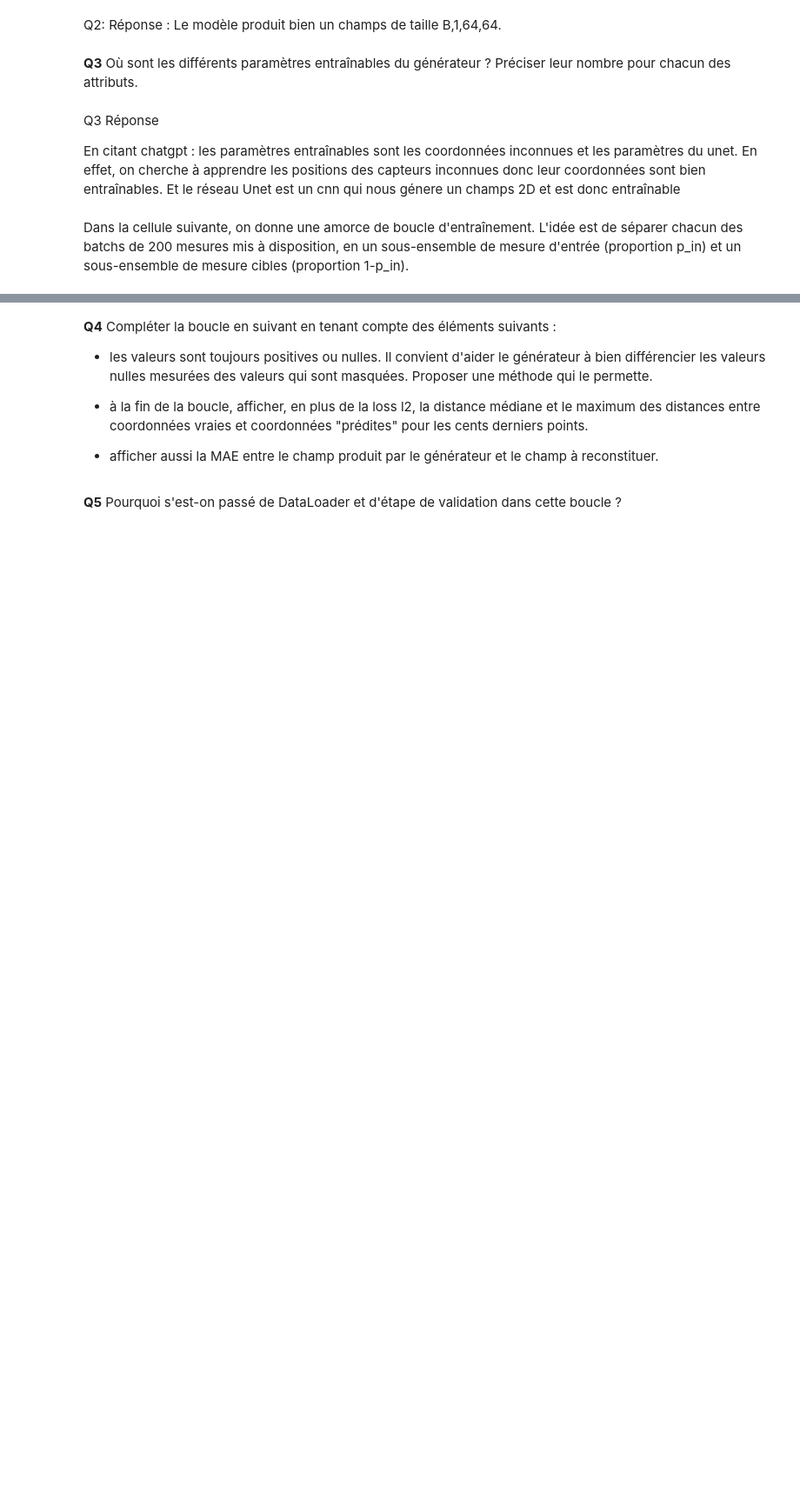
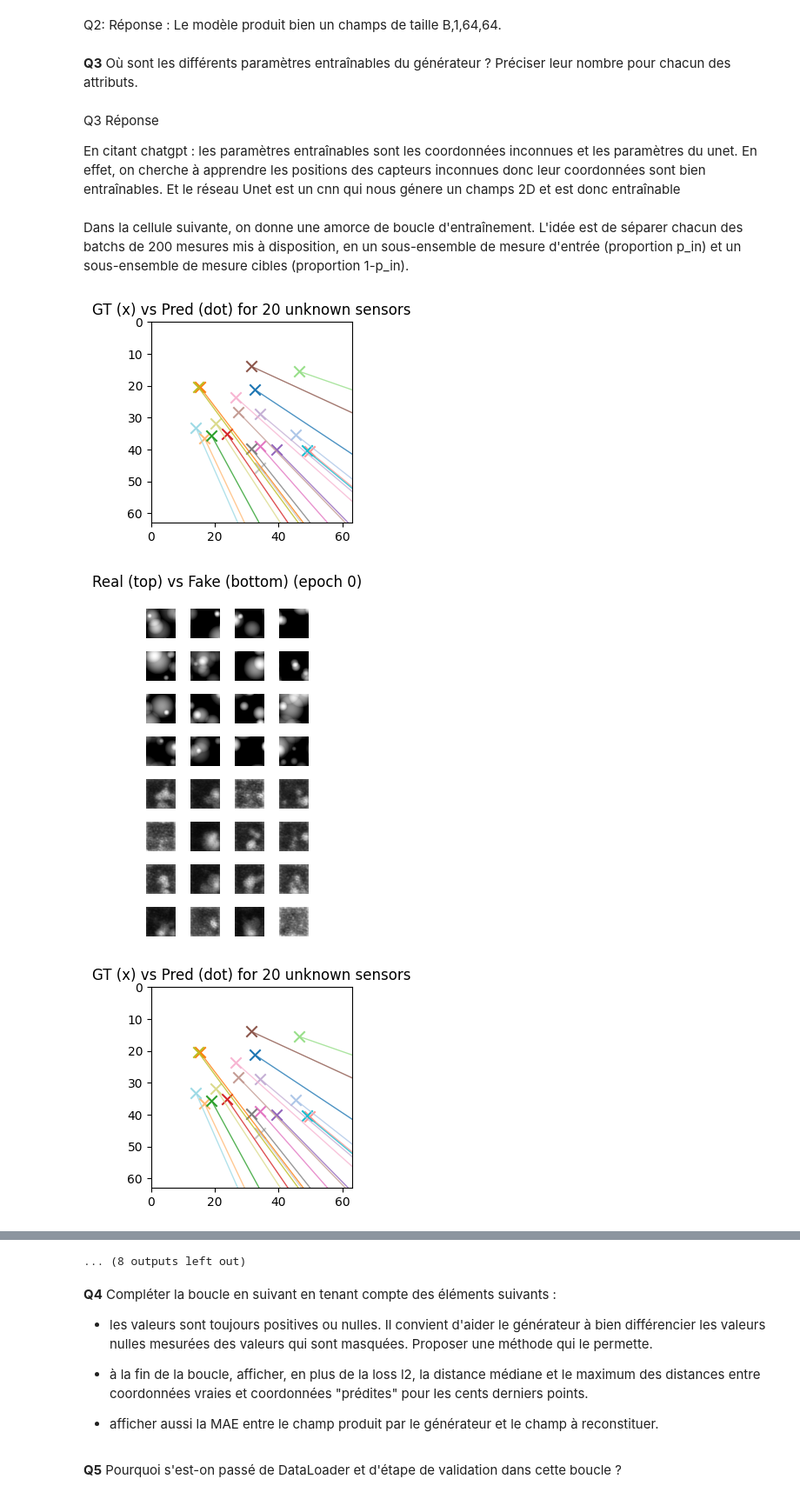
Before and after one commit to emilerouot-crypto/ML_S5_etudiants, a Jupyter notebook: exams/exam_session1/problem1.ipynb, the cells around one changed output, grey strips where cells are left out. Shown at 87% size. Saved outputs shown, nothing was run; the diff lists cells and outputs as text; code cells hidden in the pictures; blank space fills up the shorter version.

```diff
--- a/exams/exam_session1/problem1.ipynb
+++ b/exams/exam_session1/problem1.ipynb
@@ -718,7 +718,8 @@ class Generator(nn.Module):
         self.N  = N0 + N1
 
         # ---- trainable unknown coordinates (normalized) ----
-        self.unknown_coords = nn.Parameter(torch.empty(N1, 2).uniform_(-0.5, 0.5))
+        # self.unknown_coords = nn.Parameter(torch.empty(N1, 2).uniform_(-0.5, 0.5))
+        self.unknown_coords = unknown_coordinates.to(device)
 
         # ---- UNet on (splat, noise) ----
         self.noise_alpha = 0.5
@@ -782,6 +783,19 @@ En effet, on cherche à apprendre les positions des capteurs inconnues donc leur
 Dans la cellule suivante, on donne une amorce de boucle d'entraînement.
 L'idée est de séparer chacun des batchs de 200 mesures mis à disposition, en un sous-ensemble de mesure d'entrée (proportion p_in) et un sous-ensemble de mesure cibles (proportion 1-p_in).
 # %%
+nepochs = 100
+device = "cuda" if torch.cuda.is_available() else "cpu"
+p_in = 0.5
+sigma = 2.0
+G = Generator(N0 =100, N1= 100).to(device)
+G.unknown_coords.requires_grad_(False)
+optim_G = torch.optim.Adam(
+    filter(lambda p: p.requires_grad, G.parameters()),
+    lr=1e-3
+)
+known_coords_norm = known_coordinates / ((W - 1) / 2.0)
+known_coords_norm = known_coords_norm.to(device)
+
 ds = DatasetPB1(bs=32,
             known_coordinates=known_coordinates,
             unknown_coordinates=unknown_coordinates,
@@ -803,39 +817,65 @@ for epoch in range(nepochs):
 
         # Masquage d'une partie des inputs (attention à la confusion valeurs nulles / valeurs masquées !)
         input_mask = (torch.rand_like(meas) < p_in).float()
-        ...
+
+        # on décale de 0.1 les valeurs de mesurés pour les différencier des valeurs masquées
+        meas_shift = meas + 0.1
+        meas_in_shift = meas_shift * input_mask
 
         # Forward
         field = G(meas_in_shift, known_coords_norm, sigma)
 
         # Récupération des coordonnées normalisées
         coords_full = torch.cat([
             known_coords_norm.unsqueeze(0).expand(field.size(0), -1, -1),
             G.unknown_coords.unsqueeze(0).expand(field.size(0), -1, -1)
         ], dim=1)
 
         # PRojection
-        ... = project_field(...)
+        pred_vals = project_field(field, coords_full)
 
         # Masque pour les cibles
-        target_mask = ...
+        target_mask = 1.0 - input_mask.squeeze(-1)
+        target_vals = meas.squeeze(-1)
 
         # Optim
-        loss_l2 = ...
+        loss_l2 = (((pred_vals - target_vals) ** 2) * target_mask).sum() / (target_mask.sum() + 1e-6)
 
-        ...
+        optim_G.zero_grad()
+        loss_l2.backward()
+        optim_G.step()
+
 
     # Visualisation / Scoring (pas de validation)
     with torch.no_grad():
       if epoch % 10 == 0:
         viz_coords_pairs(
             unknown_coordinates=unknown_coordinates,
             unknown_coords_pred_norm=G.unknown_coords,
             N_viz=20,
             H=64, W=64
         )
         show_real_fake_grids(real=batch["discs_gan"], fake=field, n=16, title_suffix=f"(epoch {epoch})")
 
         if (epoch + 1) % 2 == 0:
 
-          ...
+          coords_true = unknown_coordinates[-100:].to(device)
+          coords_pred = G.unknown_coords[-100:]
+
+          dists = torch.norm(coords_true - coords_pred, dim=1)
+
+          dist_median = dists.median().item()
+          dist_max = dists.max().item()
+
+          field_gt = batch["field"].to(device)  # champ cible
+          mae_field = torch.mean(torch.abs(field - field_gt)).item()
+
+
+          print("Mae :", mae_field)
+          print("Dist max :", dist_max)
+          print("Dist median :", dist_median)
+          print("L2 :", sum_l2/n_steps)
+# %% [output]
+[figure, added]
+[figure, added]
+[figure, added]
@@ -842,3 +891,4 @@ for epoch in range(nepochs):
+... (8 outputs left out)
 # %% [markdown]
 **Q4** Compléter la boucle en suivant en tenant compte des éléments suivants :
 - les valeurs sont toujours positives ou nulles. Il convient d'aider le générateur à bien différencier les valeurs nulles mesurées des valeurs qui sont masquées. Proposer une méthode qui le permette.
```
Also changed, not shown: parts of 5 cells of this notebook.
